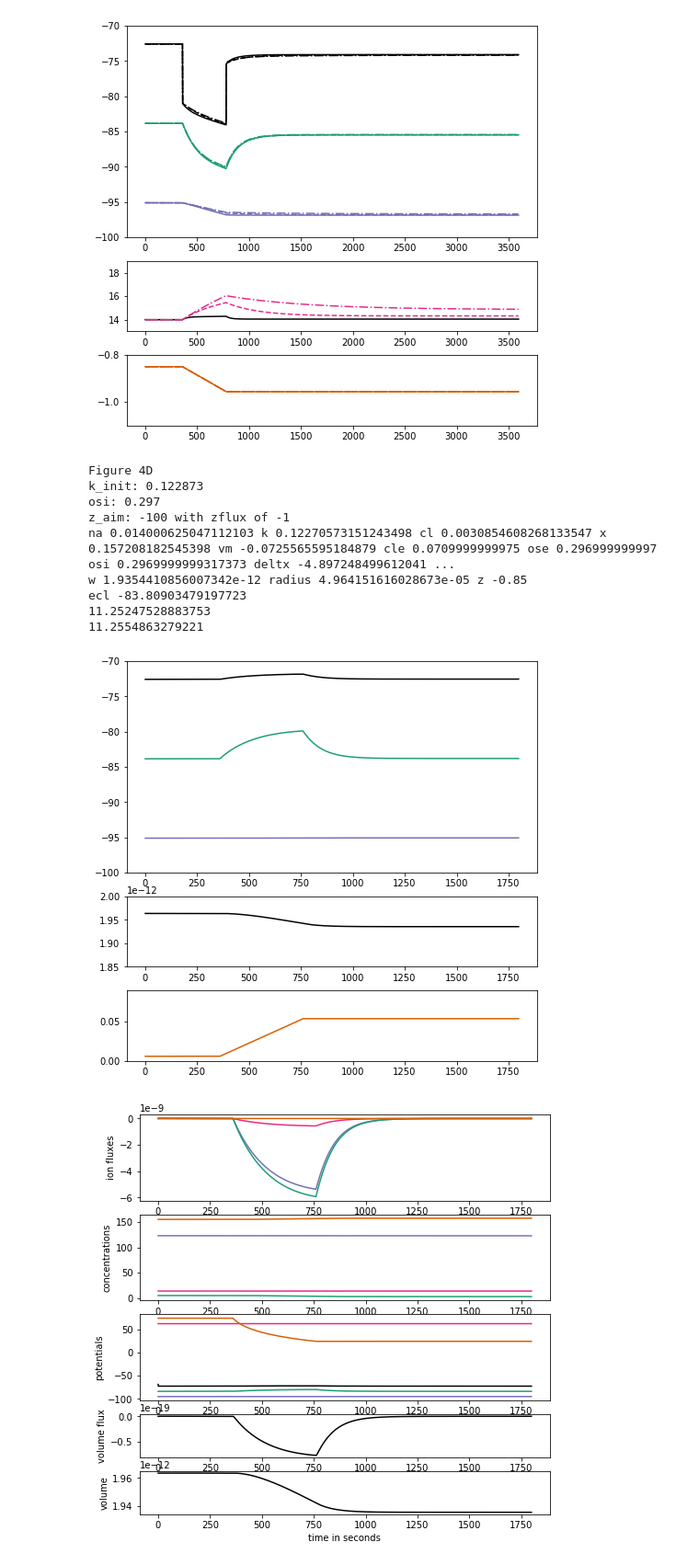
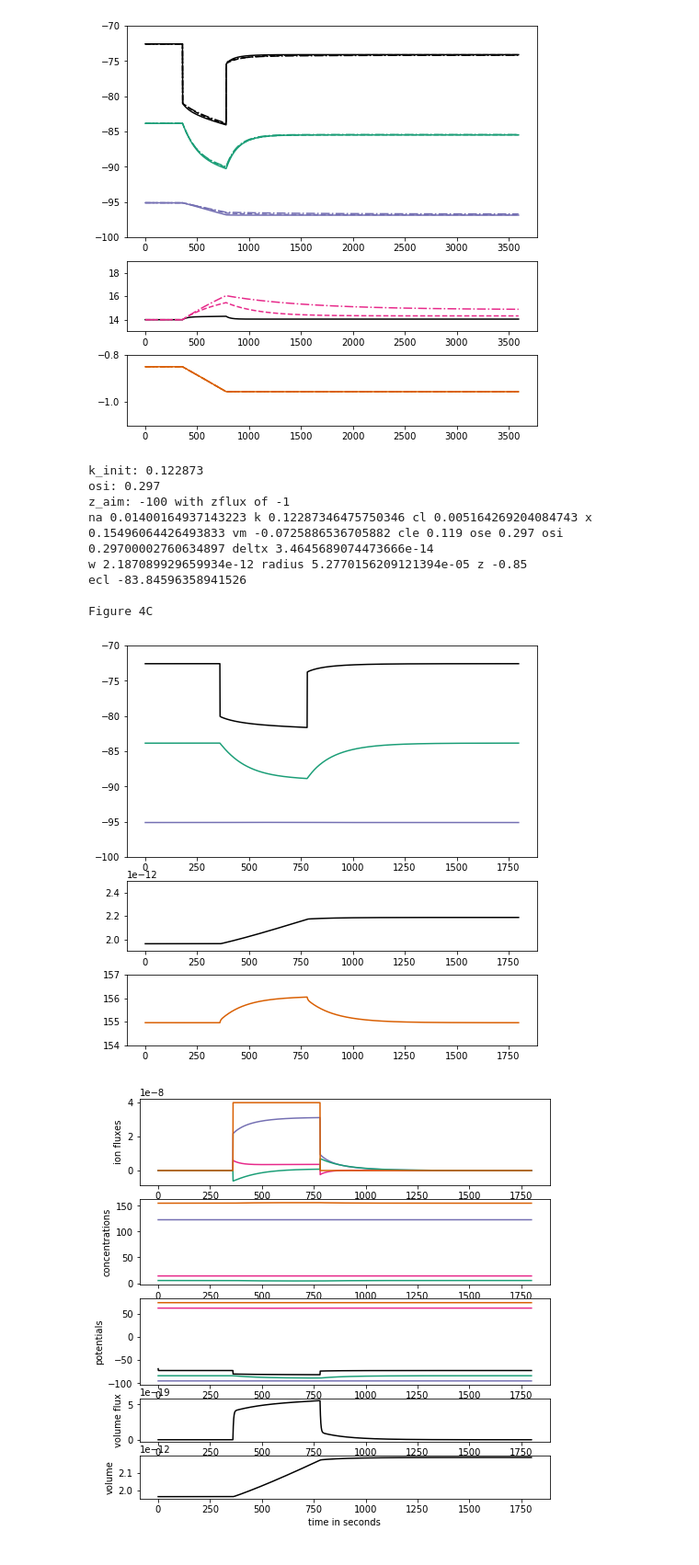
Before and after one commit to kiradust/model-of-neuronal-chloride-homeostasis, a Jupyter notebook: Supplement.ipynb, the cells around one changed output. Shown at 92% size. Drawn from its saved outputs; the diff is of its cells as text; code cells hidden in the pictures.

Commit message:
correcting fluxplots

```diff
--- a/Supplement.ipynb
+++ b/Supplement.ipynb
@@ -329,19 +329,18 @@ ecl -85.4343996771984
 11.249411691697063
 [figure]
 # %%
-# Fluxplot for Figure 4D (repeat)
+# Fluxplot for Figure 4C (repeat)
 from plotting import fluxplot
 import fig4
-fluxplot(fig4.f4d(),'flux.eps')
+fluxplot(fig4.f4c(tt=1800)[0],'flux.eps')
 # %% [output]
-Figure 4D
 k_init: 0.122873
 osi: 0.297
 z_aim: -100 with zflux of -1
-na 0.014000625047112103 k 0.12270573151243498 cl 0.0030854608268133547 x 0.157208182545398 vm -0.0725565595184879 cle 0.0709999999975 ose 0.296999999997 osi 0.2969999999317373 deltx -4.897248499612041 ...
-w 1.9354410856007342e-12 radius 4.964151616028673e-05 z -0.85
-ecl -83.80903479197723
-11.25247528883753
-11.2554863279221
+na 0.01400164937143223 k 0.12287346475750346 cl 0.005164269204084743 x 0.15496064426493833 vm -0.0725886536705882 cle 0.119 ose 0.297 osi 0.29700002760634897 deltx 3.4645689074473666e-14
+w 2.187089929659934e-12 radius 5.2770156209121394e-05 z -0.85
+ecl -83.84596358941526
+
+Figure 4C
-[figure, old version]
+[figure, new version]
-[figure, old version]
+[figure, new version]
```
Also changed, not shown: 1 other file.
